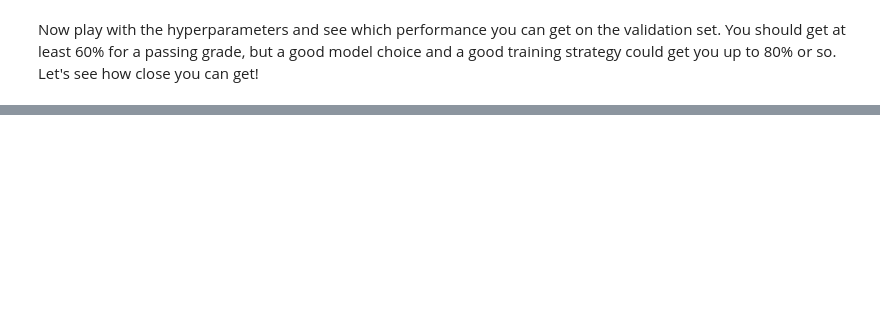
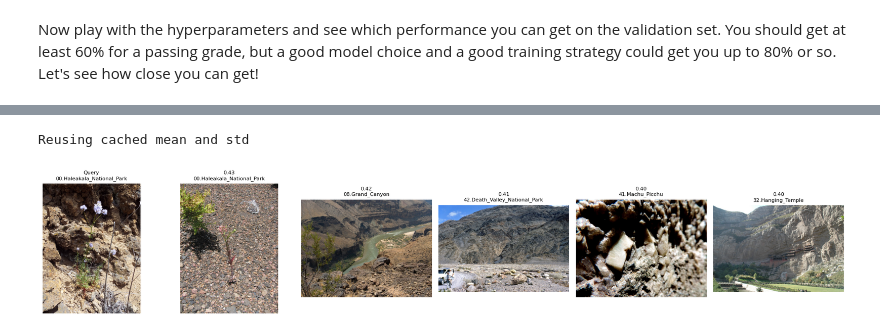
Before and after one commit to polarbeargo/Deep-Learning-Nanodegree-Program-Projects, a Jupyter notebook: Landmark Classification & Tagging for Social Media Project/Project_Landmarks_Part2_TransferLearning__starter.ipynb, the cells around one changed output, grey strips where cells are left out. Cells and saved outputs as stored; diff of their text form; code cells hidden in the pictures; blank space fills up the shorter version.

```diff
--- a/Landmark Classification & Tagging for Social Media Project/Project_Landmarks_Part2_TransferLearning__starter.ipynb
+++ b/Landmark Classification & Tagging for Social Media Project/Project_Landmarks_Part2_TransferLearning__starter.ipynb
@@ -135,0 +647,80 @@ plot_confusion_matrix(pred, truth)
+# %%
+from pathlib import Path
+import torch
+import matplotlib.pyplot as plt
+from PIL import Image
+from torchvision import datasets, transforms
+from src.helpers import compute_mean_and_std, get_data_location
+from src.transfer import get_model_transfer_learning
+
+device = torch.device("cuda" if torch.cuda.is_available() else "cpu")
+
+retrieval_checkpoint = Path("checkpoints/model_transfer.pt")
+if not retrieval_checkpoint.is_file():
+    raise FileNotFoundError(
+        f"Missing {retrieval_checkpoint}. Train the final ResNet-50 model or copy its checkpoint here."
+    )
+
+mean, std = compute_mean_and_std()
+gallery_dataset = datasets.ImageFolder(
+    Path(get_data_location()) / "test",
+    transform=transforms.Compose([
+        transforms.Resize(256),
+        transforms.CenterCrop(224),
+        transforms.ToTensor(),
+        transforms.Normalize(mean.tolist(), std.tolist()),
+    ]),
+)
+
+# Load the final model, not whichever backbone was last used for an experiment.
+feature_extractor = get_model_transfer_learning(
+    "resnet50", n_classes=len(gallery_dataset.classes), pretrained=False
+)
+feature_extractor.load_state_dict(
+    torch.load(retrieval_checkpoint, map_location="cpu", weights_only=True)
+)
+feature_extractor.fc = torch.nn.Identity()
+feature_extractor = feature_extractor.to(device).eval()
+
+gallery_loader = torch.utils.data.DataLoader(
+    gallery_dataset, batch_size=64, shuffle=False, num_workers=0,
+    pin_memory=device.type == "cuda",
+)
+gallery_paths = [path for path, _ in gallery_loader.dataset.samples]
+
+with torch.inference_mode():
+    gallery_features = torch.cat([
+        torch.nn.functional.normalize(
+            feature_extractor(images.to(device, non_blocking=True)), dim=1
+        ).cpu()
+        for images, _ in gallery_loader
+    ])
+
+# The gallery features are cached on the CPU; free the GPU copy of the network
+del feature_extractor, gallery_loader
+if torch.cuda.is_available():
+    torch.cuda.empty_cache()
+
+
+def retrieve(query_index, top_k=5):
+    query = gallery_features[query_index]
+    scores = gallery_features @ query
+    scores[query_index] = float("-inf")  # do not return the query itself
+    best = scores.topk(top_k)
+
+    fig, axes = plt.subplots(1, top_k + 1, figsize=(3 * (top_k + 1), 3.4))
+    paths = [gallery_paths[query_index]] + [gallery_paths[i] for i in best.indices]
+    titles = ["Query"] + [f"{s:.2f}" for s in best.values]
+    for ax, path, title in zip(axes, paths, titles):
+        ax.imshow(Image.open(path).convert("RGB"))
+        ax.set_title(f"{title}\n{path.split('/')[-2]}", fontsize=8)
+        ax.axis("off")
+    plt.tight_layout()
+    plt.show()
+
+
+for query_index in (0, 400, 900):
+    retrieve(query_index)
+# %% [output]
+Reusing cached mean and std
+[figure, added]
```
Also changed, not shown: parts of 22 cells of this notebook, 4 other files.
